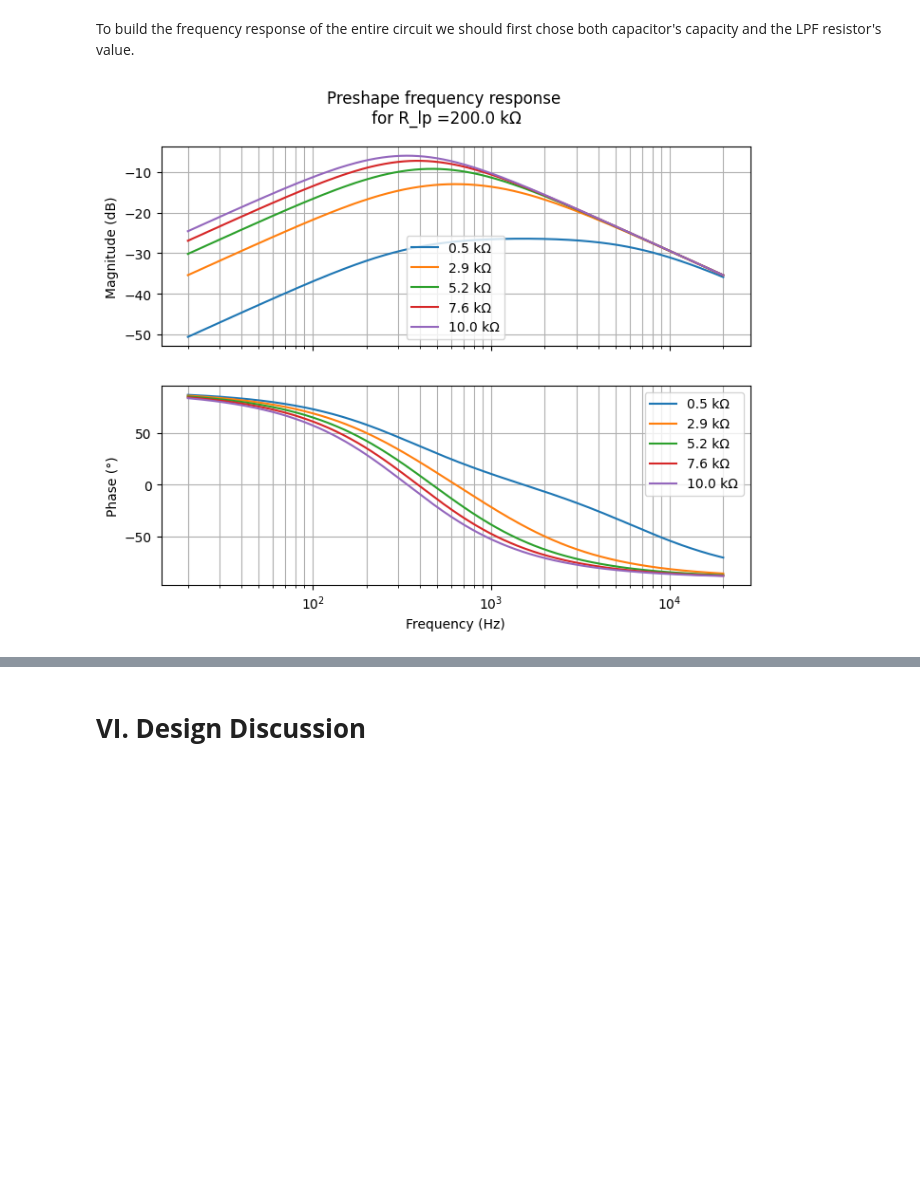
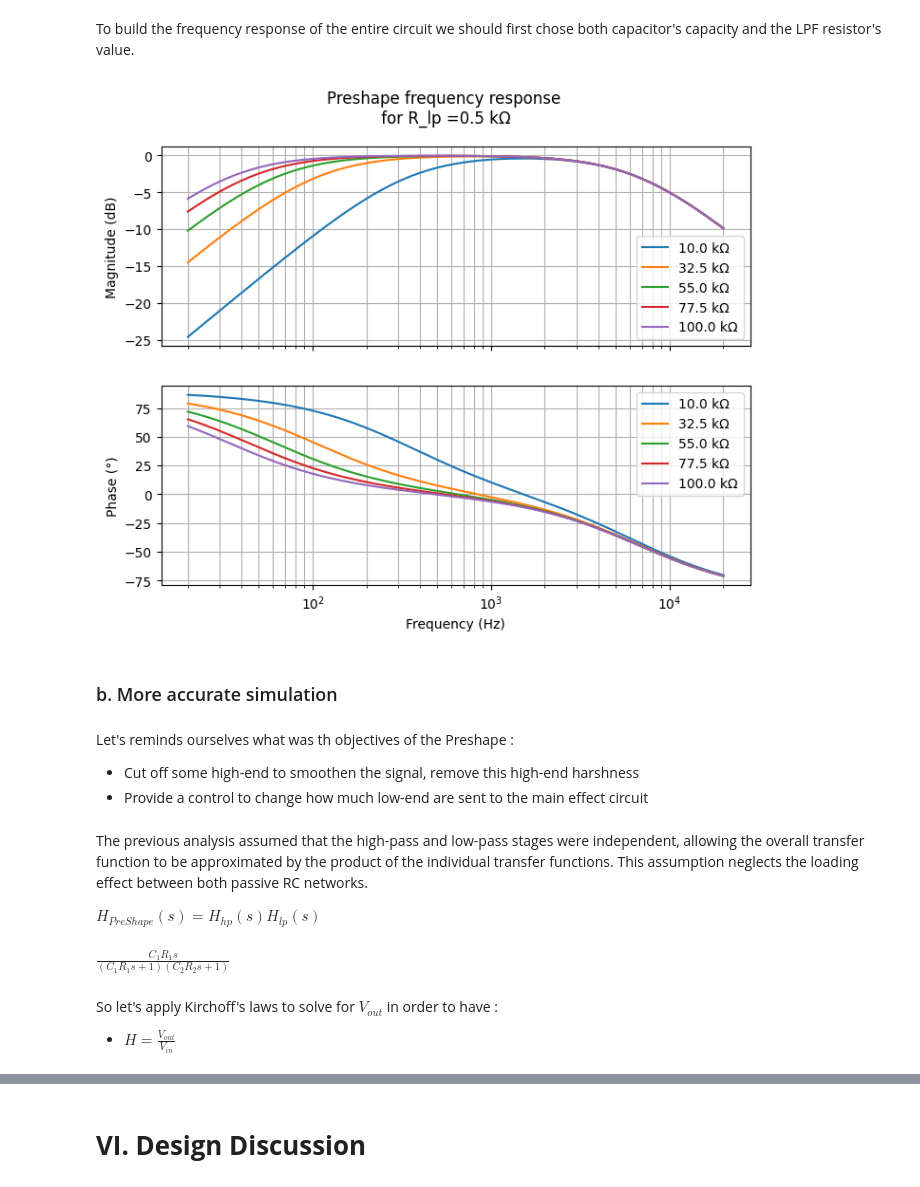
Before and after one commit to TitSo17/custom-fuzz-face, a Jupyter notebook: analysis/notebooks/01_PreShape_filter.ipynb, the cells around one changed output, grey strips where cells are left out. Cells and saved outputs as stored; diff of their text form; code cells hidden in the pictures; blank space fills up the shorter version.

Commit message:
accurate Preshape

```diff
--- a/analysis/notebooks/01_PreShape_filter.ipynb
+++ b/analysis/notebooks/01_PreShape_filter.ipynb
@@ -260 +262,3 @@ Following this assumption, we can now use previous results to calculate the resp
+# %%
+R1, C1, R2, C2 = sp.symbols("R_1 C_1 R_2 C_2")
 # %%
@@ -287,5 +292,36 @@ poles
 # %% [markdown]
 To build the frequency response of the entire circuit we should first chose both capacitor's capacity and the LPF resistor's value.
+# %%
+def sympy_to_tf(H, r : float, c :float, R, C):
+    """
+    This function converts sympy equation with numerical coef to ct transfer function
+
+    Parameters:
+        H : sympy object
+        r : float resistance value
+        c : float capacity value
+
+    Returns:
+        sys : ct transfer function
+    """
+    values = {
+    R: r,
+    C: c
+    }
+
+    H_num = sp.simplify(H.subs(values))
+    num, den = sp.fraction(H_num)
+    N_poly = sp.Poly(num, s)
+    D_poly = sp.Poly(den, s)
+    N_coeffs = N_poly.all_coeffs()
+    D_coeffs = D_poly.all_coeffs()
+    N_coeffs = [float(c) for c in N_coeffs]
+    D_coeffs = [float(c) for c in D_coeffs]
+    sys = ct.TransferFunction(
+        N_coeffs,
+        D_coeffs
+    )
+    return sys
 # %%
 f = np.logspace(np.log10(20), np.log10(20000), 1000)
 omega_range = 2*np.pi*f
@@ -294,36 +330,53 @@ fig, (ax1, ax2) = plt.subplots(
 2, 1,
 sharex=True,
 figsize=(8,6)
 )
 
-R_lp = 200e3         # LPF resistor's value
+R_lp = 500        # LPF resistor's value
 C_lp = 47e-9         # LPF capacitor's capacity
-Lpf = sympy_to_tf(H_lp, 10e3,47e-9)
+Lpf = sympy_to_tf(H_lp2, R_lp, C_lp, R2, C2)
 
-R_values = np.linspace(500,10e3,5) # Potentiometer's values
+R_values = np.linspace(10e3,100e3,5) # Potentiometer's values
 for R_value in R_values:
 
-    Hpf = sympy_to_tf(H_hp, R_value, C_value)
+    Hpf = sympy_to_tf(H_hp2, R_value, C_value, R1, C1)
     Pshape = Hpf*Lpf
     mag, phase, omega = ct.frequency_response(Pshape, omega_range)
     f = omega / (2*np.pi)
     mag_db = 20*np.log10(mag)
     phase_deg = np.degrees(phase)
 
     ax1.semilogx(f, mag_db, label=f"{R_value/1000:.1f} kΩ")
     ax2.semilogx(f, phase_deg, label=f"{R_value/1000:.1f} kΩ")
 
 # Display settings for a clean view
 ax1.grid(True, which="both")
 ax2.grid(True, which="both")
 ax1.set_ylabel("Magnitude (dB)")
 ax2.set_ylabel("Phase (°)")
 ax2.set_xlabel("Frequency (Hz)")
 ax1.legend()
 ax2.legend()
 title = f"Preshape frequency response \n for R_lp ={R_lp/1000:.1f} kΩ "
 fig.suptitle(title)
-# plt.savefig(f"plots/{title}.png")
+# plt.savefig(f"plots/[BETTER]{title}.png")
 plt.show()
 # %% [output]
-[figure, old version]
+[figure, new version]
+# %% [markdown]
+### b. More accurate simulation
+# %% [markdown]
+Let's reminds ourselves what was th objectives of the Preshape :
+* Cut off some high-end to smoothen the signal, remove this high-end harshness
+* Provide a control to change how much low-end are sent to the main effect circuit
+# %% [markdown]
+The previous analysis assumed that the high-pass and low-pass stages were independent, allowing the overall transfer function to be approximated by the product of the individual transfer functions. This assumption neglects the loading effect between both passive RC networks.
+
+$H_{PreShape}(s) = H_{hp}(s)H_{lp}(s)$
+# %%
+H_ps
+# %% [output]
+$\displaystyle \frac{C_{1} R_{1} s}{\left(C_{1} R_{1} s + 1\right) \left(C_{2} R_{2} s + 1\right)}$
+# %% [markdown]
+So let's apply Kirchoff's laws to solve for $V_{out}$ in order to have :
+* $H = \frac{V_{out}}{V_{in}}$
```
Also changed, not shown: parts of 17 cells of this notebook, 2 other files.
